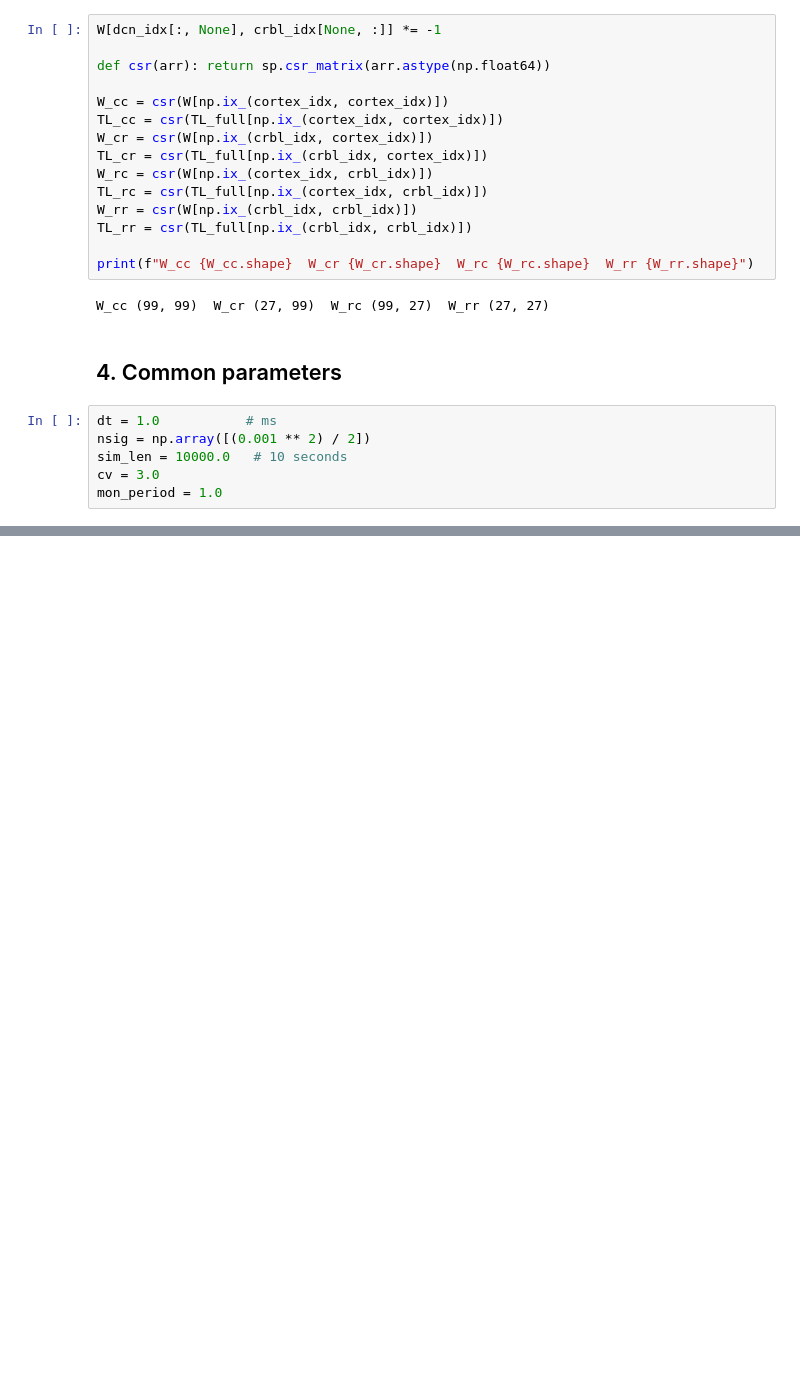
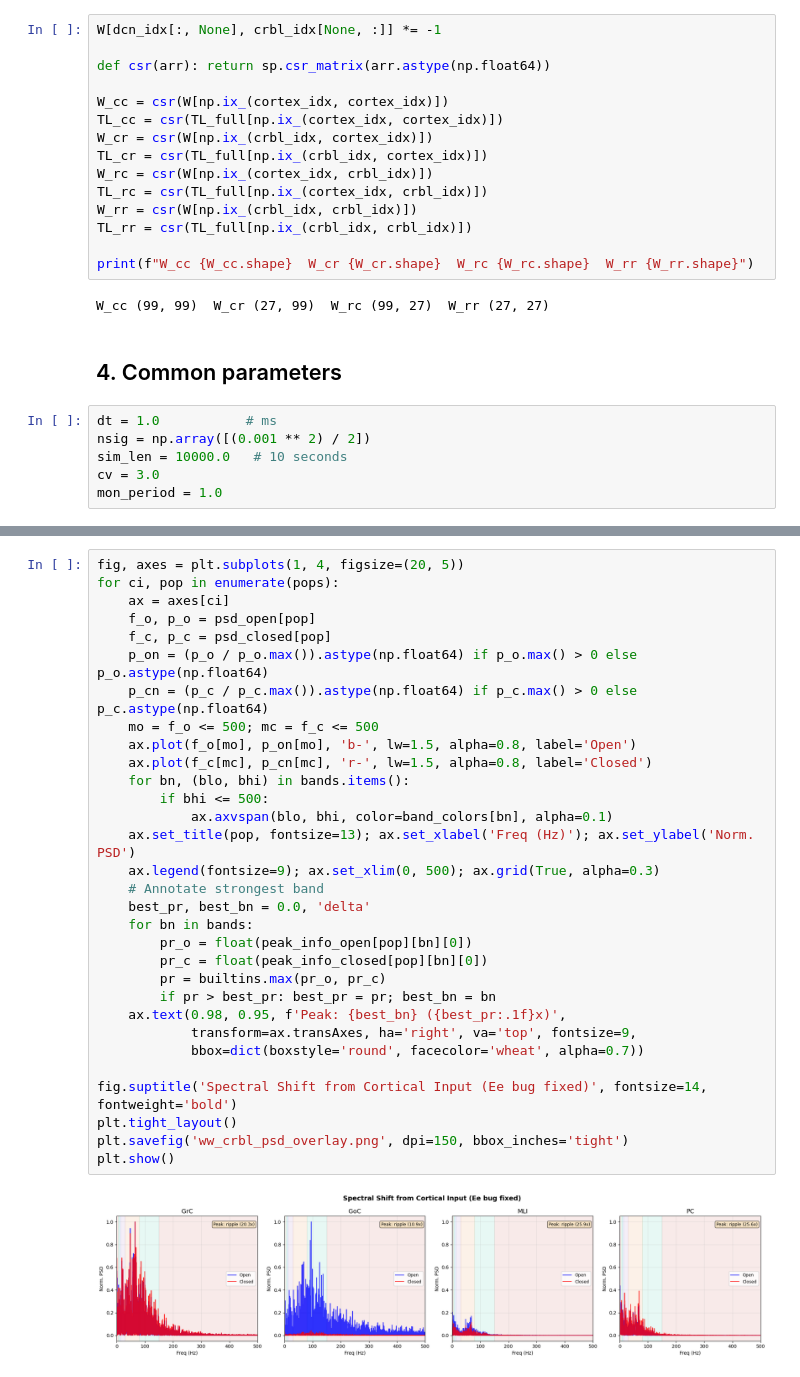
Before and after one commit to the-virtual-brain/tvb-root, a Jupyter notebook: tvb_documentation/demos/ww-crbl/ww_crbl_hybrid_demo.ipynb, the cells around one changed output, grey strips where cells are left out. Drawn from its saved outputs; the diff is of its cells as text; blank space fills up the shorter version.

```diff
--- a/tvb_documentation/demos/ww-crbl/ww_crbl_hybrid_demo.ipynb
+++ b/tvb_documentation/demos/ww-crbl/ww_crbl_hybrid_demo.ipynb
@@ -380,0 +471,33 @@ plt.show()
+# %%
+fig, axes = plt.subplots(1, 4, figsize=(20, 5))
+for ci, pop in enumerate(pops):
+    ax = axes[ci]
+    f_o, p_o = psd_open[pop]
+    f_c, p_c = psd_closed[pop]
+    p_on = (p_o / p_o.max()).astype(np.float64) if p_o.max() > 0 else p_o.astype(np.float64)
+    p_cn = (p_c / p_c.max()).astype(np.float64) if p_c.max() > 0 else p_c.astype(np.float64)
+    mo = f_o <= 500; mc = f_c <= 500
+    ax.plot(f_o[mo], p_on[mo], 'b-', lw=1.5, alpha=0.8, label='Open')
+    ax.plot(f_c[mc], p_cn[mc], 'r-', lw=1.5, alpha=0.8, label='Closed')
+    for bn, (blo, bhi) in bands.items():
+        if bhi <= 500:
+            ax.axvspan(blo, bhi, color=band_colors[bn], alpha=0.1)
+    ax.set_title(pop, fontsize=13); ax.set_xlabel('Freq (Hz)'); ax.set_ylabel('Norm. PSD')
+    ax.legend(fontsize=9); ax.set_xlim(0, 500); ax.grid(True, alpha=0.3)
+    # Annotate strongest band
+    best_pr, best_bn = 0.0, 'delta'
+    for bn in bands:
+        pr_o = float(peak_info_open[pop][bn][0])
+        pr_c = float(peak_info_closed[pop][bn][0])
+        pr = builtins.max(pr_o, pr_c)
+        if pr > best_pr: best_pr = pr; best_bn = bn
+    ax.text(0.98, 0.95, f'Peak: {best_bn} ({best_pr:.1f}x)',
+            transform=ax.transAxes, ha='right', va='top', fontsize=9,
+            bbox=dict(boxstyle='round', facecolor='wheat', alpha=0.7))
+
+fig.suptitle('Spectral Shift from Cortical Input (Ee bug fixed)', fontsize=14, fontweight='bold')
+plt.tight_layout()
+plt.savefig('ww_crbl_psd_overlay.png', dpi=150, bbox_inches='tight')
+plt.show()
+# %% [output]
+[figure, added]
```
Also changed, not shown: parts of 30 cells of this notebook, 5 other files.
